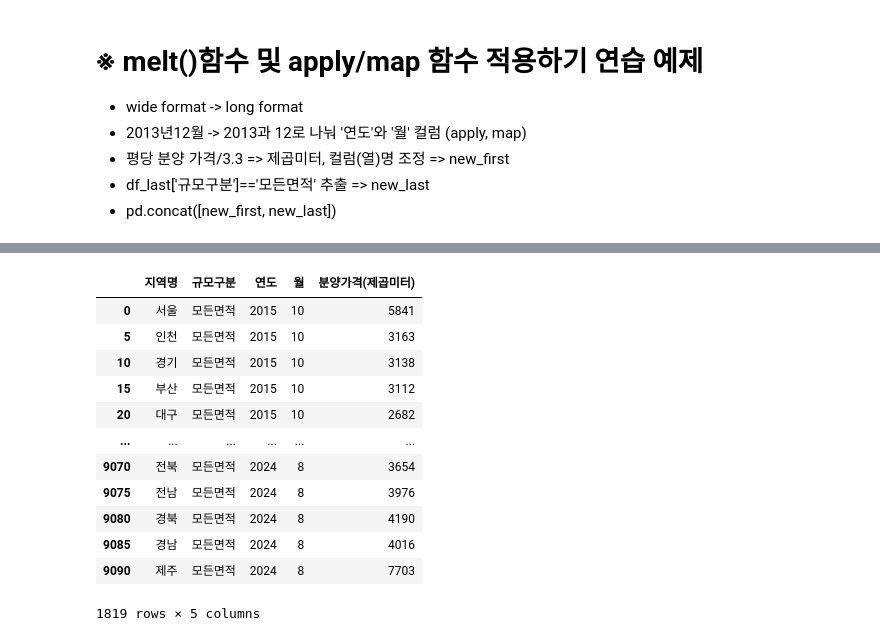
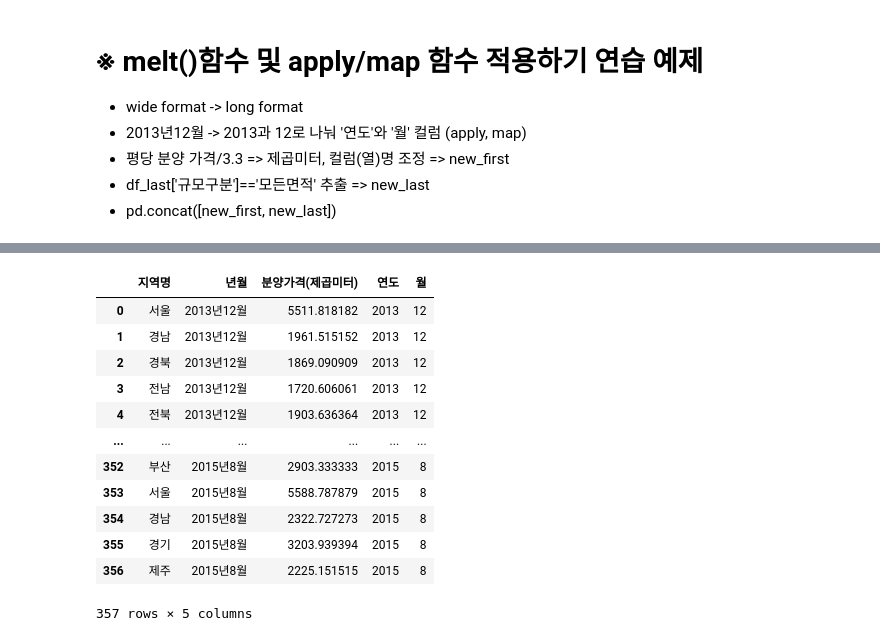
Before and after one commit to Harutoshi87/KI, a Jupyter notebook: source/01_python/ch11_데이터 프레임과 시리즈(Pandas)_9절~13절.ipynb, the cells around one changed output, grey strips where cells are left out. Drawn from its saved outputs; the diff is of its cells as text; code cells hidden in the pictures.

```diff
--- a/source/01_python/ch11_데이터 프레임과 시리즈(Pandas)_9절~13절.ipynb
+++ b/source/01_python/ch11_데이터 프레임과 시리즈(Pandas)_9절~13절.ipynb
@@ -617,18 +597,17 @@ Name: 분양가격(제곱미터), Length: 357, dtype: float64
-# %%
-# df_last['규모구분']=='모든면적' 추출 => new_last
-df_last.loc[df_last['규모구분']=='모든면적']
-# %% [output]
-|  | 지역명 | 규모구분 | 연도 | 월 | 분양가격(제곱미터) |
-| 0 | 서울 | 모든면적 | 2015 | 10 | 5841 |
-| 5 | 인천 | 모든면적 | 2015 | 10 | 3163 |
-| 10 | 경기 | 모든면적 | 2015 | 10 | 3138 |
-| 15 | 부산 | 모든면적 | 2015 | 10 | 3112 |
-| 20 | 대구 | 모든면적 | 2015 | 10 | 2682 |
-| ... | ... | ... | ... | ... | ... |
-| 9070 | 전북 | 모든면적 | 2024 | 8 | 3654 |
-| 9075 | 전남 | 모든면적 | 2024 | 8 | 3976 |
-| 9080 | 경북 | 모든면적 | 2024 | 8 | 4190 |
-| 9085 | 경남 | 모든면적 | 2024 | 8 | 4016 |
-| 9090 | 제주 | 모든면적 | 2024 | 8 | 7703 |
-1819 rows × 5 columns
+# %%
+df_melted
+# %% [output]
+|  | 지역명 | 년월 | 분양가격(제곱미터) | 연도 | 월 |
+| 0 | 서울 | 2013년12월 | 5511.818182 | 2013 | 12 |
+| 1 | 경남 | 2013년12월 | 1961.515152 | 2013 | 12 |
+| 2 | 경북 | 2013년12월 | 1869.090909 | 2013 | 12 |
+| 3 | 전남 | 2013년12월 | 1720.606061 | 2013 | 12 |
+| 4 | 전북 | 2013년12월 | 1903.636364 | 2013 | 12 |
+| ... | ... | ... | ... | ... | ... |
+| 352 | 부산 | 2015년8월 | 2903.333333 | 2015 | 8 |
+| 353 | 서울 | 2015년8월 | 5588.787879 | 2015 | 8 |
+| 354 | 경남 | 2015년8월 | 2322.727273 | 2015 | 8 |
+| 355 | 경기 | 2015년8월 | 3203.939394 | 2015 | 8 |
+| 356 | 제주 | 2015년8월 | 2225.151515 | 2015 | 8 |
+357 rows × 5 columns
 # %%
```
Also changed, not shown: parts of 22 cells of this notebook.
